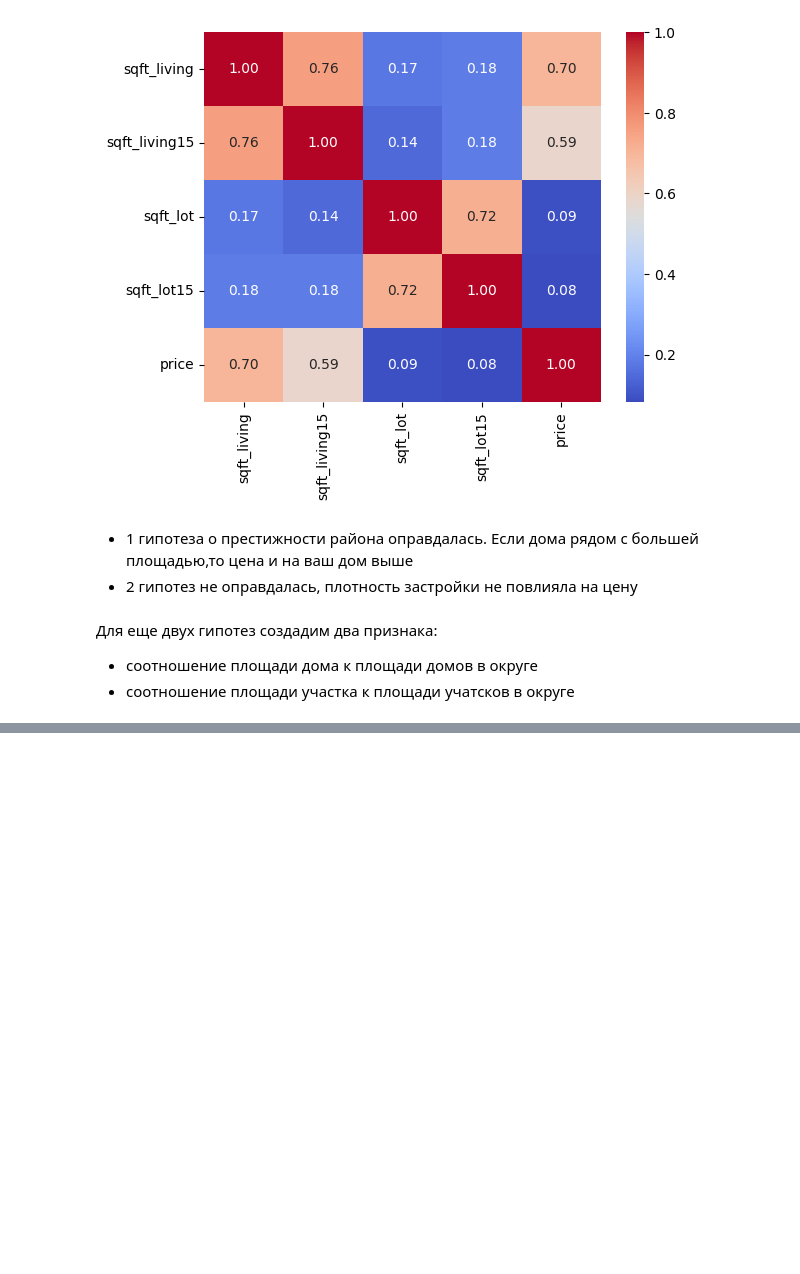
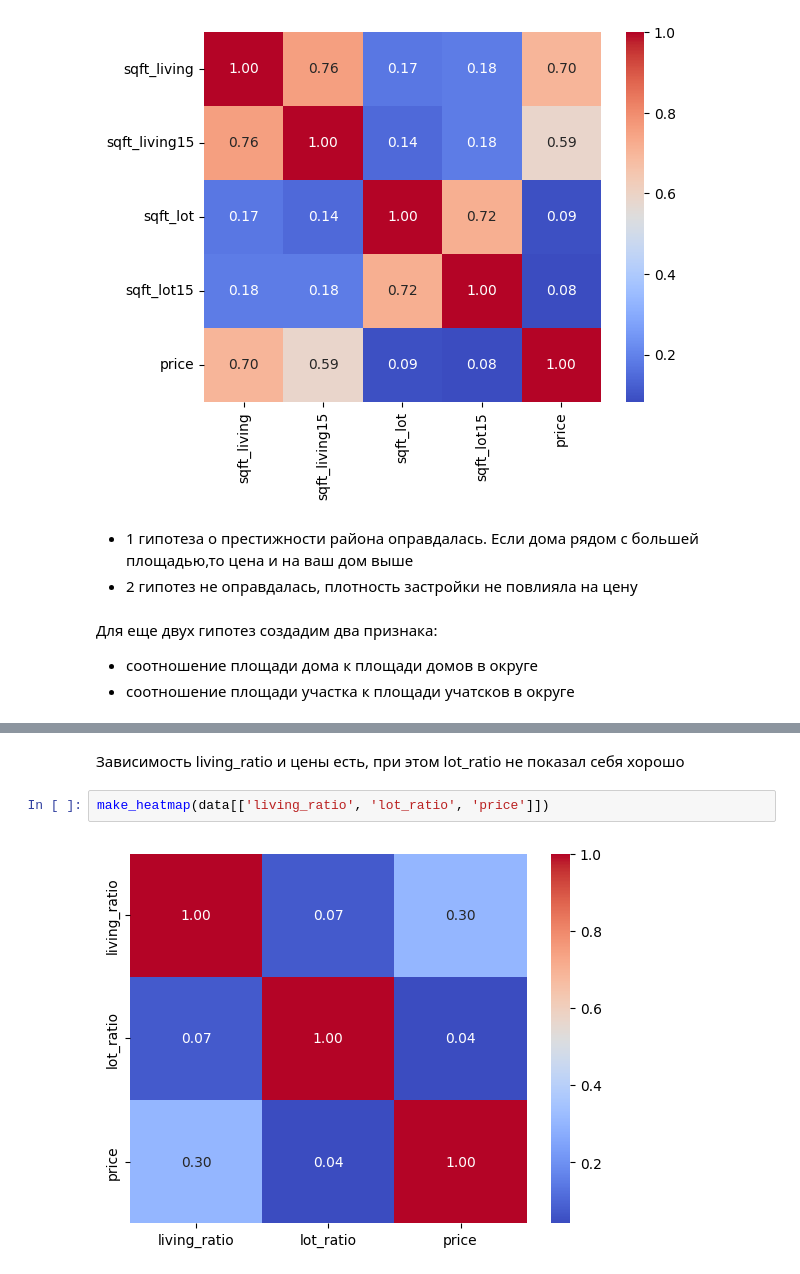
Before and after one commit to Daniil-Leshchev/house-sales-ml, a Jupyter notebook: house-sales.ipynb, the cells around one changed output, grey strips where cells are left out. Saved outputs shown, nothing was run; the diff lists cells and outputs as text; blank space fills up the shorter version.

```diff
--- a/house-sales.ipynb
+++ b/house-sales.ipynb
@@ -477,0 +491,6 @@ make_heatmap(data[['sqft_living', 'sqft_living15', 'sqft_lot', 'sqft_lot15', 'pr
+# %% [markdown]
+Зависимость living_ratio и цены есть, при этом lot_ratio не показал себя хорошо
+# %%
+make_heatmap(data[['living_ratio', 'lot_ratio', 'price']])
+# %% [output]
+[figure, added]
```
Also changed, not shown: parts of 18 cells of this notebook.
